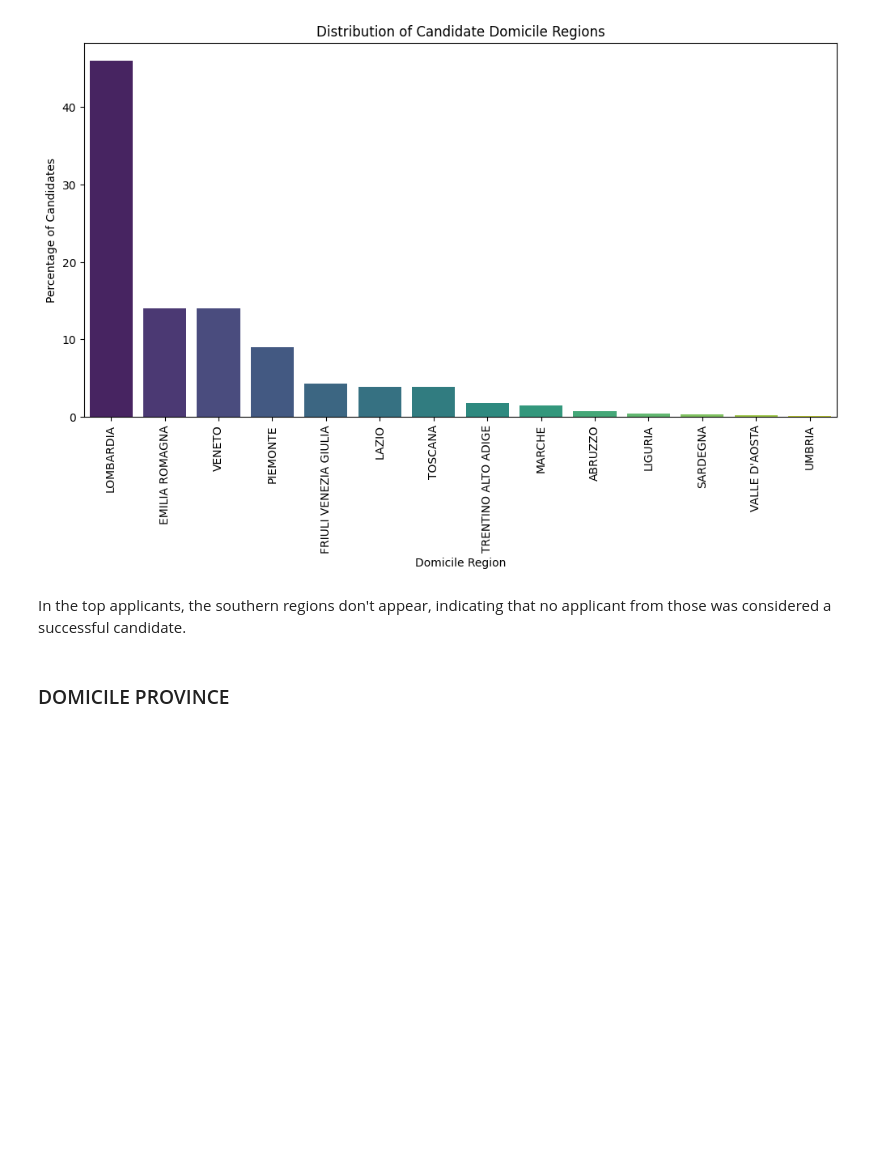
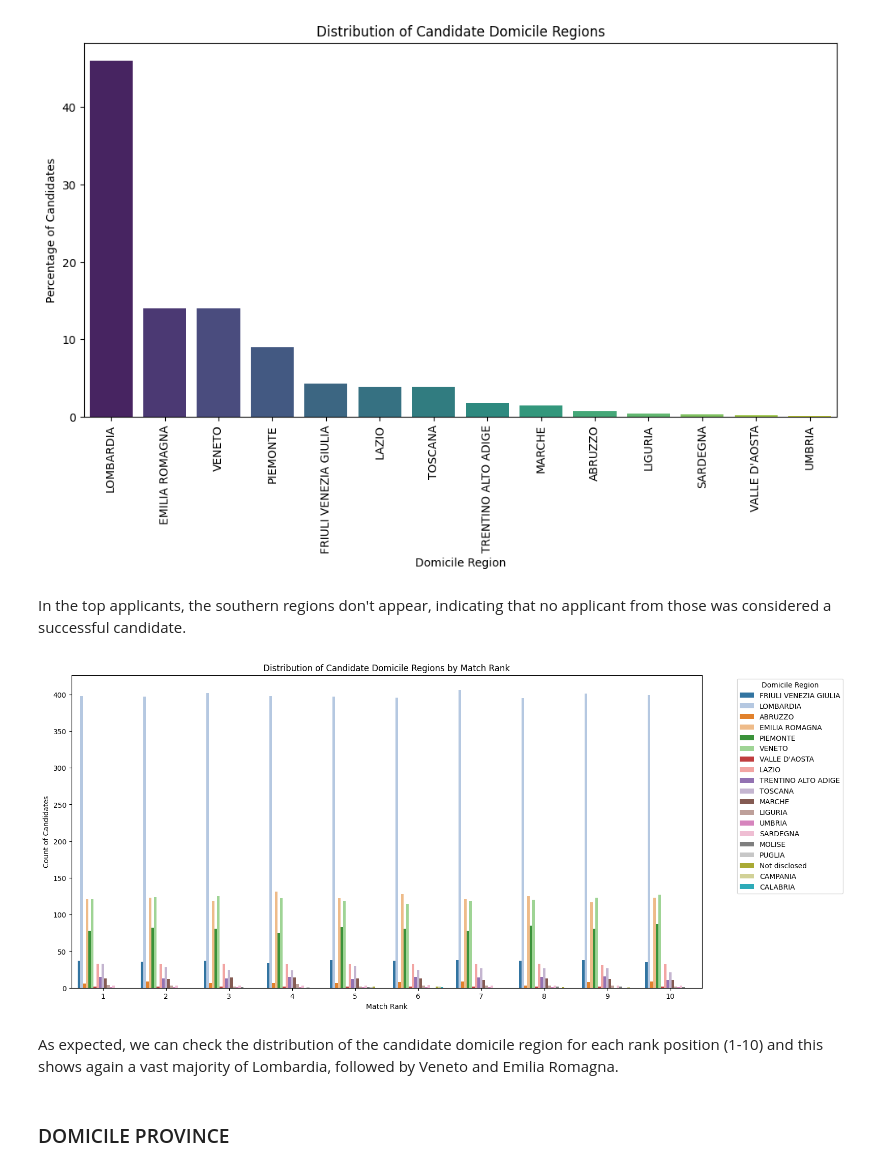
Before and after one commit to adiiulio/AiInIndustry_2025, a Jupyter notebook: fariness.ipynb, the cells around one changed output. Cells and saved outputs as stored; diff of their text form; code cells hidden in the pictures; blank space fills up the shorter version.

```diff
--- a/fariness.ipynb
+++ b/fariness.ipynb
@@ -518,6 +536,27 @@ Passing `palette` without assigning `hue` is deprecated and will be removed in v
 [figure]
 # %% [markdown]
 In the top applicants, the southern regions don't appear, indicating that no applicant from those was considered a successful candidate.
+# %%
+import matplotlib.pyplot as plt
+import seaborn as sns
+
+plt.figure(figsize=(16, 8))
+
+# Plot the frequency of each domicile region for different match ranks
+sns.countplot(data=dm_df, x="match_rank", hue="cand_domicile_region", palette="tab20")
+
+# Customize the plot
+plt.xlabel("Match Rank")
+plt.ylabel("Count of Candidates")
+plt.title("Distribution of Candidate Domicile Regions by Match Rank")
+plt.legend(title="Domicile Region", bbox_to_anchor=(1.05, 1), loc='upper left')
+plt.xticks(rotation=0)  # Ensure readability
+
+plt.show()
+# %% [output]
+[figure, added]
+# %% [markdown]
+As expected, we can check the distribution of the candidate domicile region for each rank position (1-10) and this shows again a vast majority of Lombardia, followed by Veneto and Emilia Romagna.
 # %% [markdown]
 ### DOMICILE PROVINCE
 # %%
```
Also changed, not shown: parts of 15 cells of this notebook.
